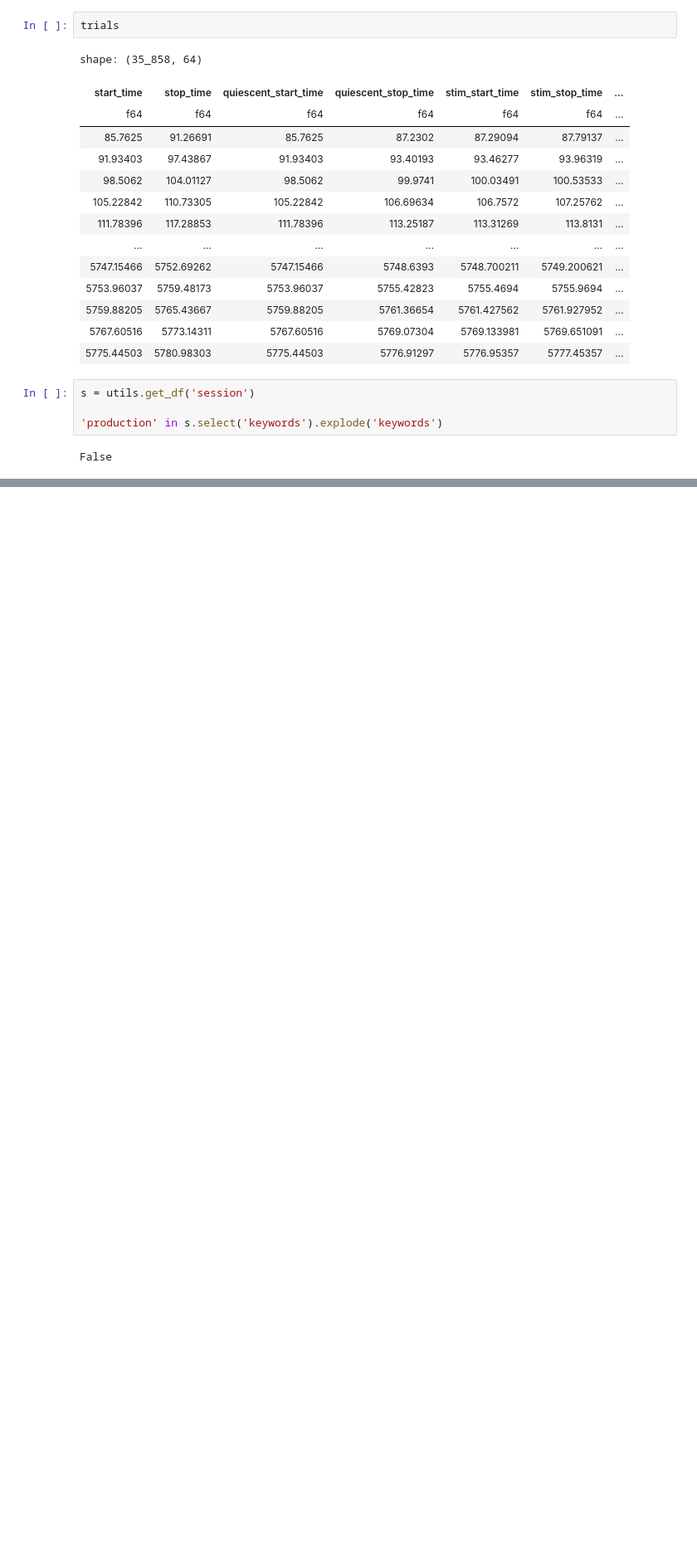
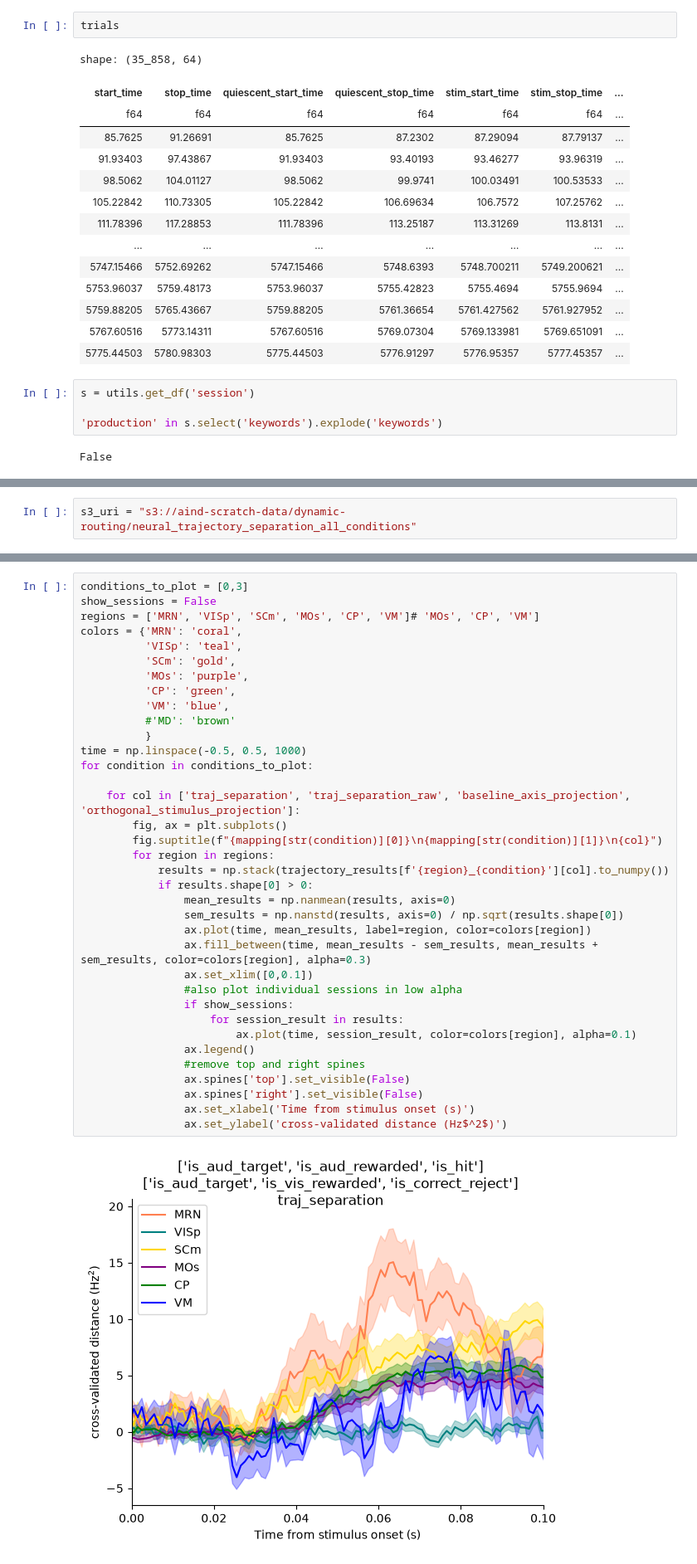
Before and after one commit to AllenNeuralDynamics/dynamicrouting-write-neural-traj-sep, a Jupyter notebook: code/scratch.ipynb, the cells around one changed output, grey strips where cells are left out. Shown at 83% size. Saved outputs shown, nothing was run; the diff lists cells and outputs as text; blank space fills up the shorter version.

```diff
--- a/code/scratch.ipynb
+++ b/code/scratch.ipynb
@@ -62,0 +71,2 @@ False
+# %%
+s3_uri = "s3://aind-scratch-data/dynamic-routing/neural_trajectory_separation_all_conditions"
@@ -62,0 +147,38 @@ False
+# %%
+conditions_to_plot = [0,3]
+show_sessions = False
+regions = ['MRN', 'VISp', 'SCm', 'MOs', 'CP', 'VM']# 'MOs', 'CP', 'VM']
+colors = {'MRN': 'coral',
+          'VISp': 'teal',
+          'SCm': 'gold',
+          'MOs': 'purple',
+          'CP': 'green',
+          'VM': 'blue',
+          #'MD': 'brown'
+          }
+time = np.linspace(-0.5, 0.5, 1000)
+for condition in conditions_to_plot:
+
+    for col in ['traj_separation', 'traj_separation_raw', 'baseline_axis_projection', 'orthogonal_stimulus_projection']:
+        fig, ax = plt.subplots()
+        fig.suptitle(f"{mapping[str(condition)][0]}\n{mapping[str(condition)][1]}\n{col}")
+        for region in regions:
+            results = np.stack(trajectory_results[f'{region}_{condition}'][col].to_numpy())
+            if results.shape[0] > 0:
+                mean_results = np.nanmean(results, axis=0)
+                sem_results = np.nanstd(results, axis=0) / np.sqrt(results.shape[0])
+                ax.plot(time, mean_results, label=region, color=colors[region])
+                ax.fill_between(time, mean_results - sem_results, mean_results + sem_results, color=colors[region], alpha=0.3)
+                ax.set_xlim([0,0.1])
+                #also plot individual sessions in low alpha
+                if show_sessions:
+                    for session_result in results:
+                        ax.plot(time, session_result, color=colors[region], alpha=0.1)
+                ax.legend()
+                #remove top and right spines
+                ax.spines['top'].set_visible(False)
+                ax.spines['right'].set_visible(False)
+                ax.set_xlabel('Time from stimulus onset (s)')
+                ax.set_ylabel('cross-validated distance (Hz$^2$)')
+# %% [output]
+[figure, added]
```
Also changed, not shown: parts of 14 cells of this notebook, 7 other files.
